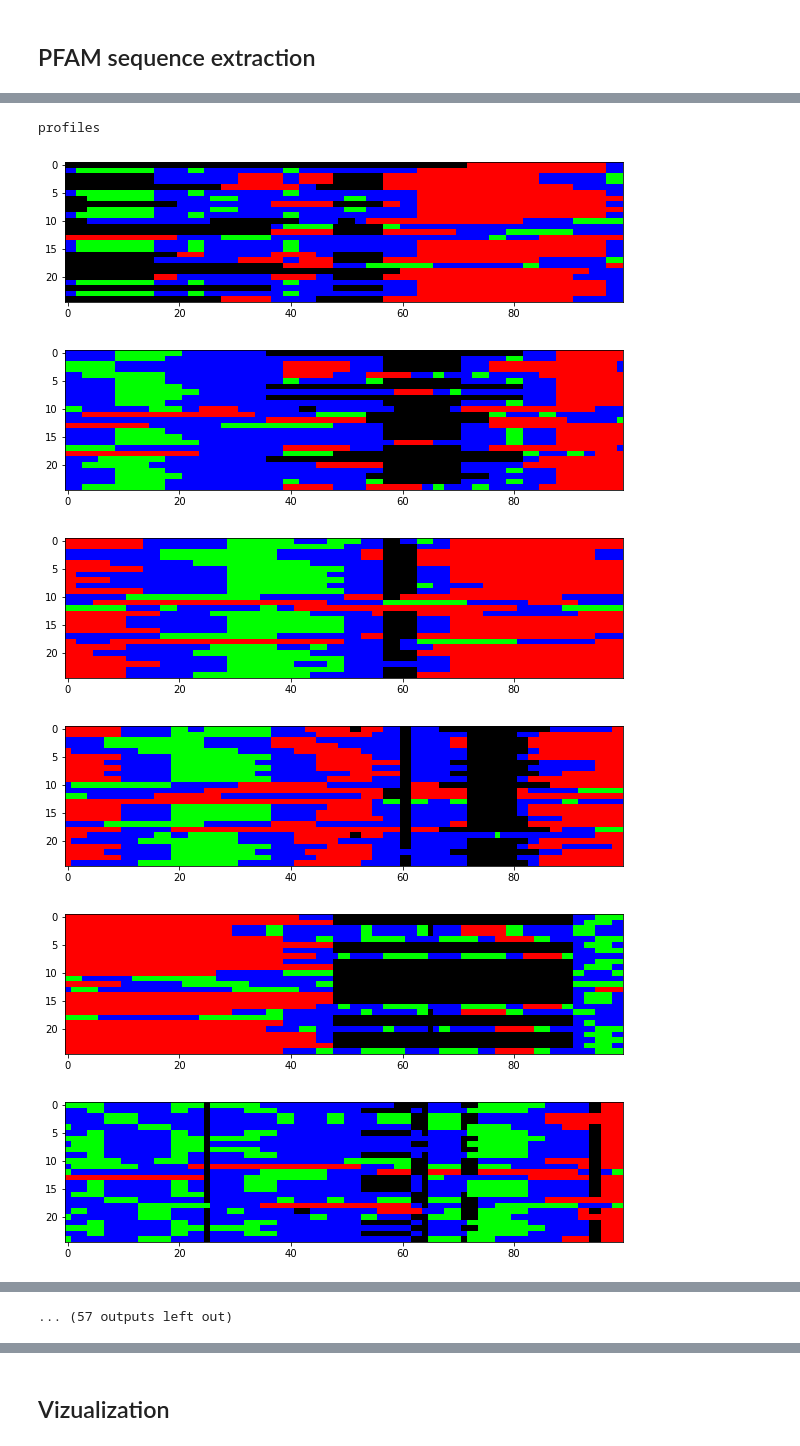
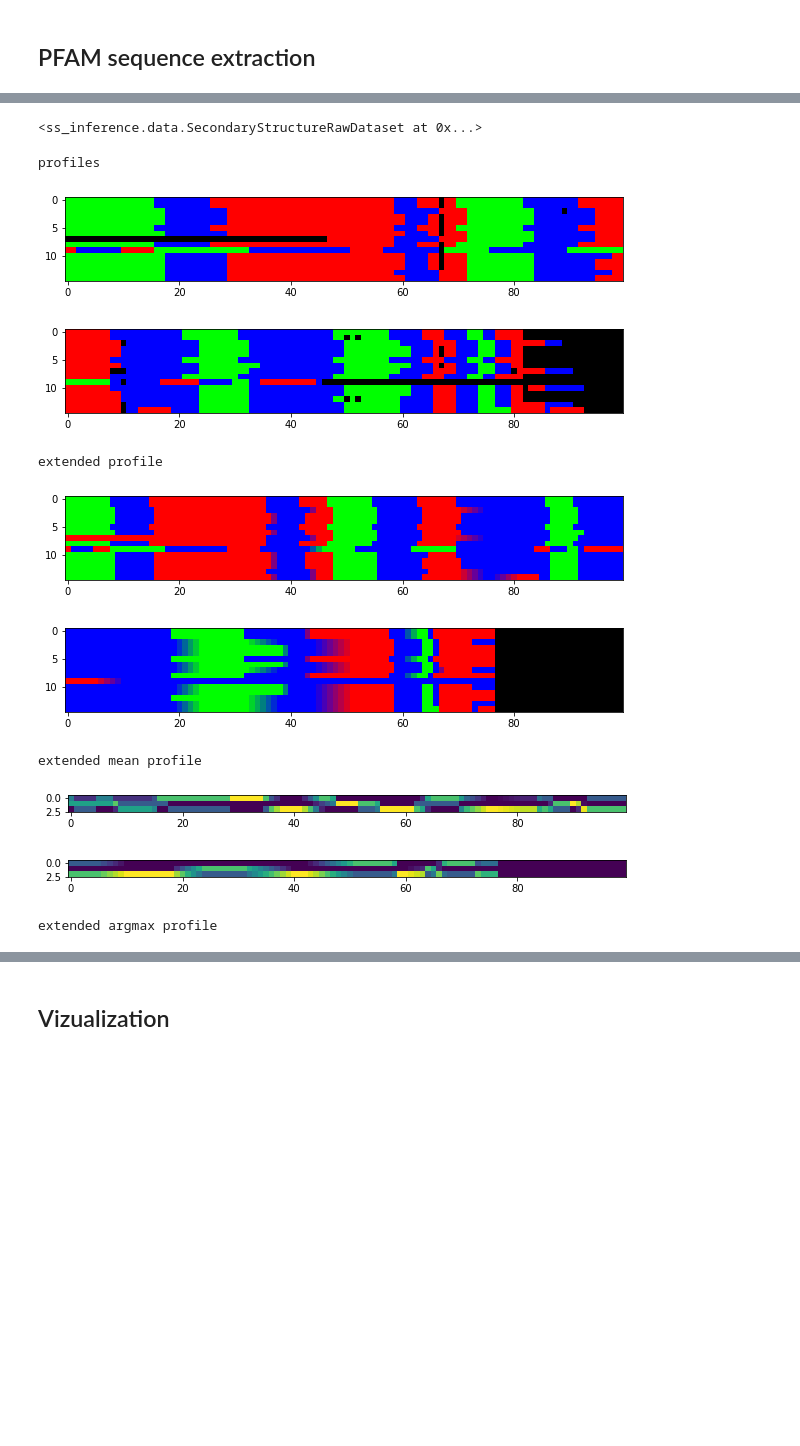
Before and after one commit to CyrilMa/ssqa, a Jupyter notebook: notebooks/dataviz.ipynb, the cells around one changed output, grey strips where cells are left out. Saved outputs shown, nothing was run; the diff lists cells and outputs as text; code cells hidden in the pictures; blank space fills up the shorter version.

```diff
--- a/notebooks/dataviz.ipynb
+++ b/notebooks/dataviz.ipynb
@@ -3,7 +3,8 @@ import sys
 import warnings
 from config import *
 
-DATASET = "PF00397"
+DATASET = "PF07736"
+STEPS = "3"
 sys.path.append(f"{ROOT}")
 
 warnings.filterwarnings("ignore")
@@ -21,3 +27,28 @@ from pattern_matching.utils import *
 from pattern_matching.data_extraction import *
 # %% [markdown]
 ## PFAM sequence extraction
+# %%
+if "1" in STEPS:
+    extract_data(f"{DATA}/{DATASET}", "full.fasta")
+
+if "2" in STEPS:
+    structfam = get_structures(DATA, DATASET)
+    pfam_seqs = pd.read_csv(f"{DATA}/{DATASET}/sequences.csv", index_col = 0, usecols = [0,2]).seq
+    pfam_seqs = {k.split("/")[0]:v for k,v in pfam_seqs.items()}
+    patterns, secondary_structure, c_patterns, n_patterns = build_patterns(pfam_seqs, structfam)
+
+if "3" in STEPS:
+    dataset = SecondaryStructureRawDataset(f"{DATA}/{DATASET}/hmm.pkl")
+    loader = DataLoader(dataset, batch_size = 1,
+                            shuffle=False, drop_last=False, collate_fn = collate_sequences)
+
+    device = "cuda"
+
+    model_ss3 = NetSurfP2(50)
+    model_ss3 = model_ss3.to(device)
+    model_ss3.load_state_dict(torch.load(f"{DATA}/secondary_structure/lstm_50feats.h5"))
+
+    others, ss8, ss3 = model_ss3.predict(loader)
+    pickle.dump(ss3, open(f"{DATA}/{DATASET}/ss3.pkl", "wb"))
+    pickle.dump(ss8, open(f"{DATA}/{DATASET}/ss8.pkl", "wb"))
+    pickle.dump(others, open(f"{DATA}/{DATASET}/others.pkl", "wb"))
@@ -32,4 +62,9 @@ N
+# %%
+dataset
+# %% [output]
+<ss_inference.data.SecondaryStructureRawDataset at 0x...>
 # %%
+N = 177
 aligned_seqs = np.zeros((len(secondary_structure), 100*(N//100+1), 3))
 
 weights=[]
@@ -90,36 +125,39 @@ for i in range(len(idx)//100 + 1):
         x = np.pad(x, ((0,0),(0,100-x.shape[1]), (0,0)))
     plt.imshow(x)
     plt.show()
 
 print(), print("extended profile"), print()
 for i in range(N//100 + 1):
     plt.figure(figsize = (10,20))
     x = aligned_seqs2[:, 100*i:100*(i+1)]
     plt.imshow(x)
     plt.show()
 
 
 print(), print("extended mean profile"), print()
 x = (1+hotpoints2)/(1+hotpoints2).sum(0)
 x[:,N:] = 0
 for i in range(N//100 + 1):
     plt.figure(figsize = (10, 3))
     plt.imshow(hotpoints2[:, 100*i:100*(i+1)])
     plt.show()
 hotpoints2 = (1+hotpoints2)/(1+hotpoints2).sum(0)
 
 print(), print("extended argmax profile"), print()
 x = to_onehot(hotpoints2.argmax(0), (None,3)).T
 x[:,N:] = 0
 for i in range(N//100 + 1):
     plt.figure(figsize = (10, 3))
     plt.imshow(x[:,100*i:100*(i+1)])
     plt.show()
 # %% [output]
 profiles
-[figure, old version]
+[figure, new version]
-[figure, old version]
+[figure, new version]
+extended profile
-[figure, old version]
+[figure, new version]
-[figure, old version]
+[figure, new version]
+extended mean profile
-[figure, old version]
+[figure, new version]
-[figure, old version]
+[figure, new version]
+extended argmax profile
@@ -131 +165,0 @@ profiles
-... (57 outputs left out)
```
Also changed, not shown: parts of 8 cells of this notebook, 8 other files.
